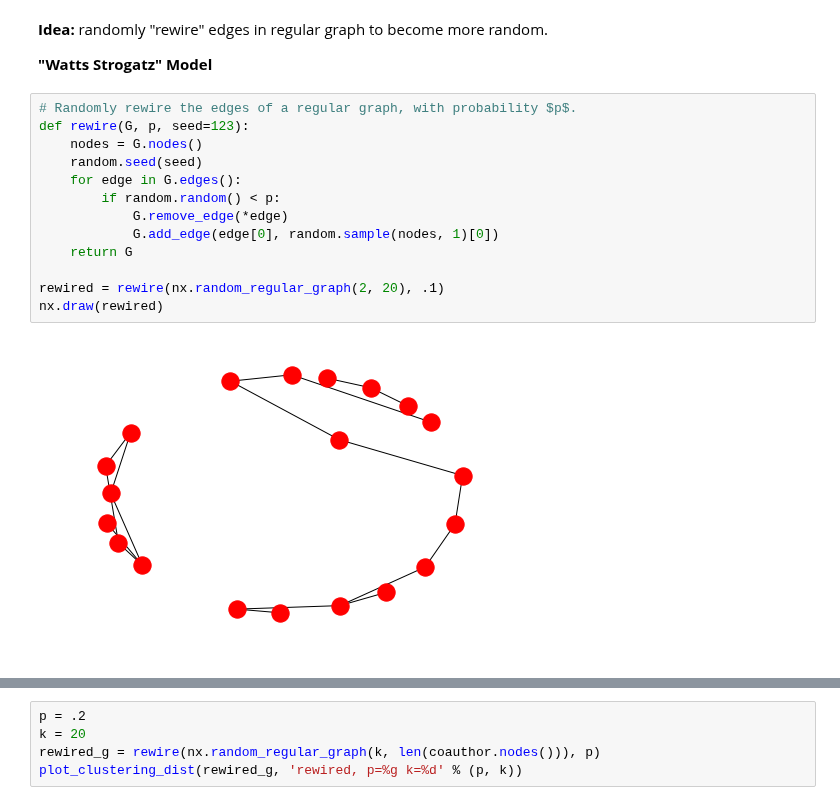
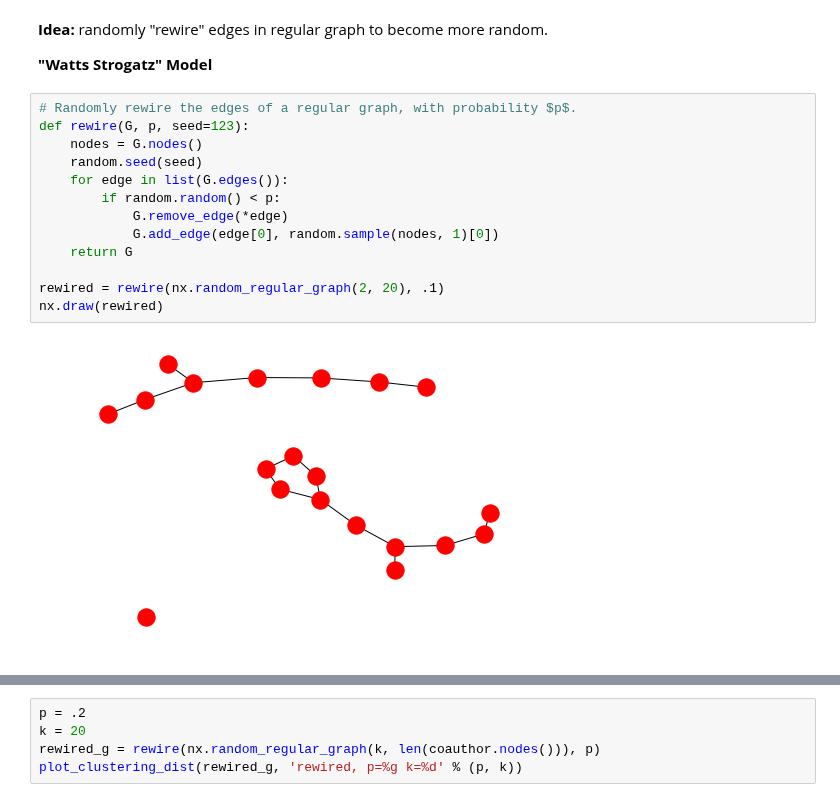
Before and after one commit to iit-cs579/main, a Jupyter notebook: lec/l04/l04.ipynb, the cells around one changed output, grey strips where cells are left out. Cells and saved outputs as stored; diff of their text form.

```diff
--- a/lec/l04/l04.ipynb
+++ b/lec/l04/l04.ipynb
@@ -306,18 +313,18 @@ Need something in-between regular and random.
 # %%
 # Randomly rewire the edges of a regular graph, with probability $p$.
 def rewire(G, p, seed=123):
     nodes = G.nodes()
     random.seed(seed)
-    for edge in G.edges():
+    for edge in list(G.edges()):
         if random.random() < p:
             G.remove_edge(*edge)
             G.add_edge(edge[0], random.sample(nodes, 1)[0])
     return G
 
 rewired = rewire(nx.random_regular_graph(2, 20), .1)
 nx.draw(rewired)
 # %% [output]
-[figure, old version]
+[figure, new version]
 # %%
 # Plot graphs with increasing rewiring.
 for p in [0, .1, .5, .9]:
```
Also changed, not shown: parts of 9 cells of this notebook, 1 other file.
